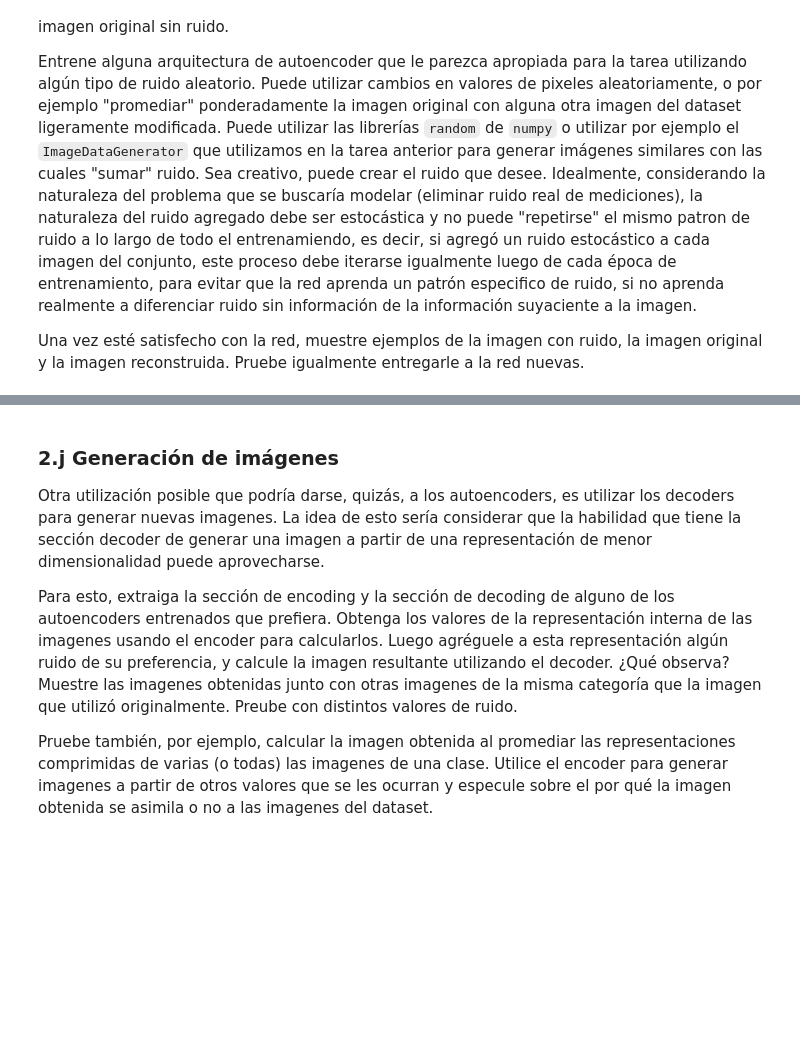
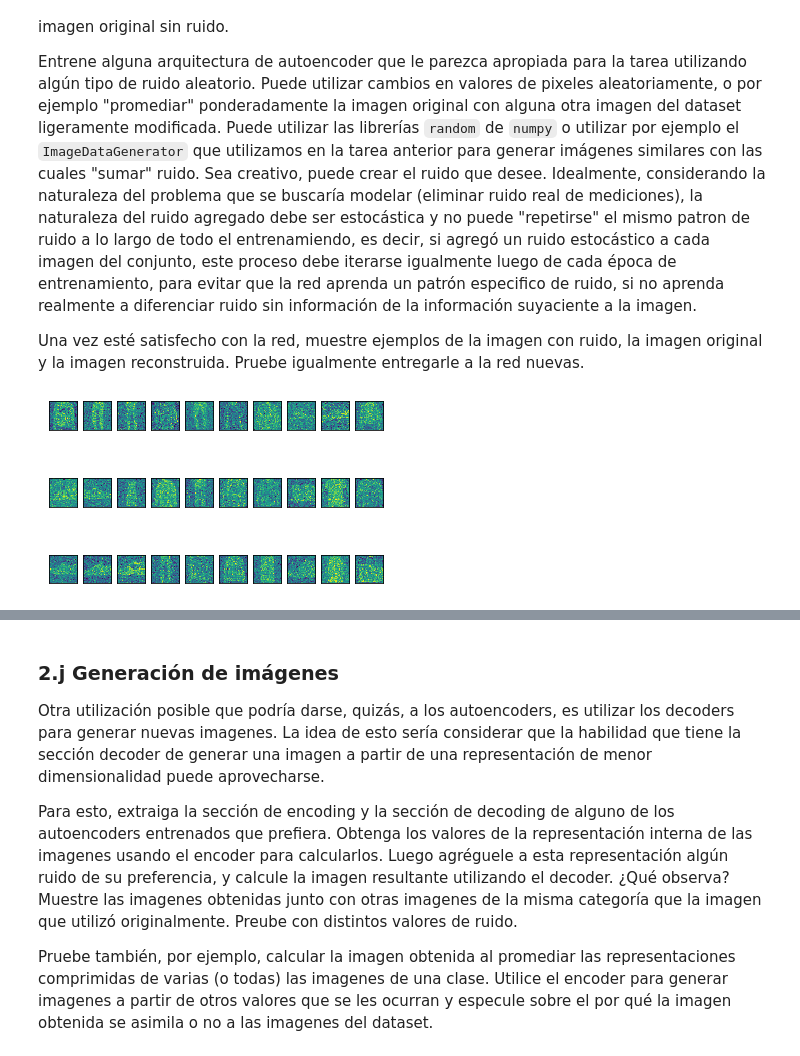
Before and after one commit to gekkoseba/Redes-neuronales, a Jupyter notebook: Tareas/Enunciado Tarea 2.ipynb, the cells around one changed output, grey strips where cells are left out. Drawn from its saved outputs; the diff is of its cells as text; code cells hidden in the pictures; blank space fills up the shorter version.

```diff
--- a/Tareas/Enunciado Tarea 2.ipynb
+++ b/Tareas/Enunciado Tarea 2.ipynb
@@ -1743,7 +1749,7 @@ for u in range(10):
     ax = plt.subplot(3,10,ix)
     ax.set_xticks([])
     ax.set_yticks([])
-    plt.imshow(model.predict(x_val_scaled)[ix].reshape(28,28))
+    plt.imshow(conv.predict(x_val_scaled)[ix].reshape(28,28))
     ix += 1
 plt.show()
 # %% [output]
@@ -1800,0 +1906,19 @@ from keras.preprocessing.image import ImageDataGenerator
+# %%
+import numpy as np
+noise = np.random.normal(loc=0.5, scale=0.5, size=x_train_scaled.shape)
+x_train_noisy = x_train_scaled + noise
+noise = np.random.normal(loc=0.5, scale=0.5, size=x_val_scaled.shape)
+x_val_noisy = x_val_scaled + noise
+
+
+ix = 1
+for u in range(10):
+  for v in range(3):
+    ax = plt.subplot(3,10,ix)
+    ax.set_xticks([])
+    ax.set_yticks([])
+    plt.imshow(x_val_noisy[ix].reshape(28,28))
+    ix += 1
+plt.show()
+# %% [output]
+[figure, added]
```
Also changed, not shown: parts of 32 cells of this notebook.
